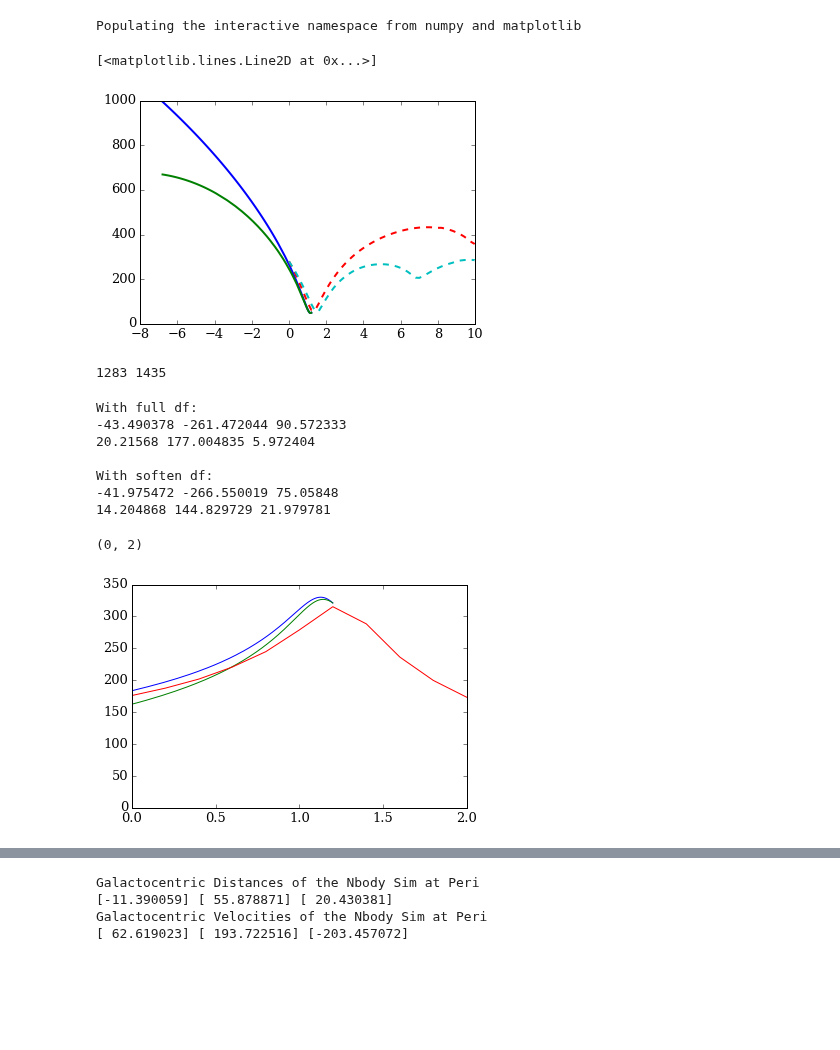
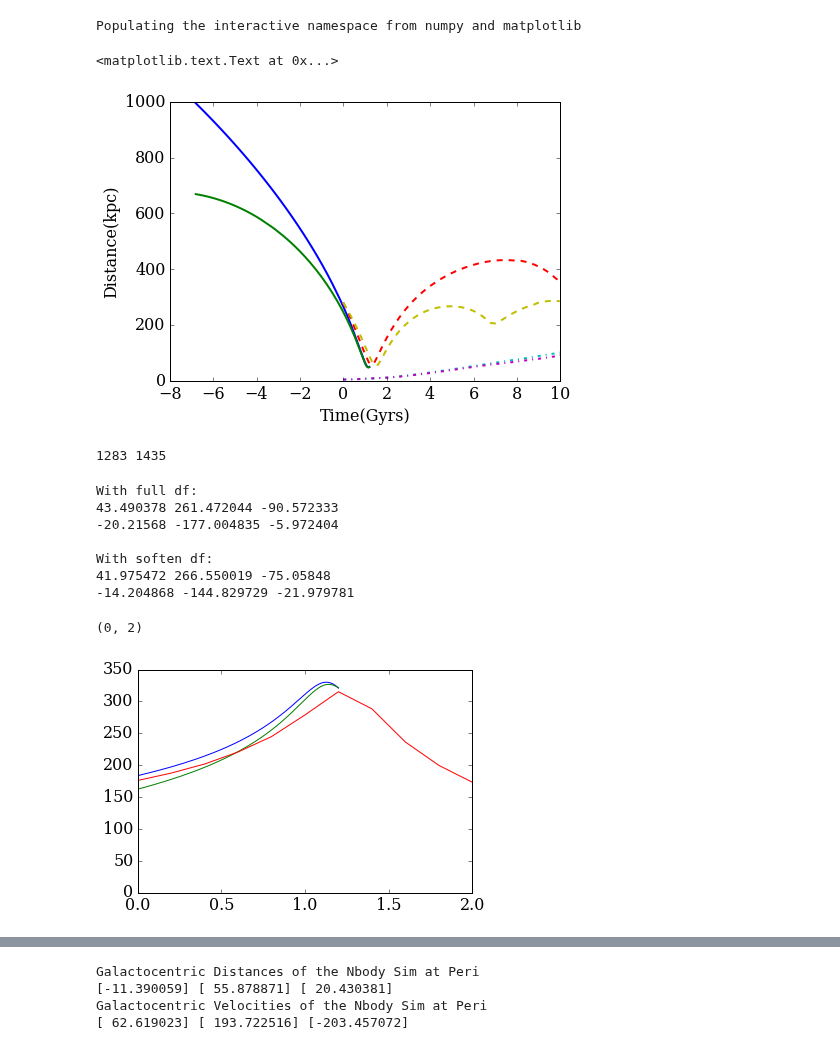
Before and after one commit to jngaravitoc/LMC-MW, a Jupyter notebook: code/LMC_orbit/LMC_orbits.ipynb, the cells around one changed output, grey strips where cells are left out. Cells and saved outputs as stored; diff of their text form; code cells hidden in the pictures; blank space fills up the shorter version.

```diff
--- a/code/LMC_orbit/LMC_orbits.ipynb
+++ b/code/LMC_orbit/LMC_orbits.ipynb
@@ -21,21 +21,21 @@ t1 = A1_host[:,0] + 1.2
 t05 = A05_host[:,0] + 1.2
 
 # Defining galactocentric distances and velocities
-x1 = A1_host[:,1] - A1_sat[:,1]
-y1 = A1_host[:,2] - A1_sat[:,2]
-z1 = A1_host[:,3] - A1_sat[:,3]
+x1 = A1_sat[:,1] - A1_host[:,1]
+y1 = A1_sat[:,2] - A1_host[:,2]
+z1 = A1_sat[:,3] - A1_host[:,3]
 
-vx1 = A1_host[:,4] - A1_sat[:,4]
-vy1 = A1_host[:,5] - A1_sat[:,5]
-vz1 = A1_host[:,6] - A1_sat[:,6]
+vx1 = A1_sat[:,4] - A1_host[:,4]
+vy1 = A1_sat[:,5] - A1_host[:,5]
+vz1 = A1_sat[:,6] - A1_host[:,6]
 
-x05 =  A05_host[:,1] - A05_sat[:,1]
-y05 =  A05_host[:,2] - A05_sat[:,2]
-z05 =  A05_host[:,3] - A05_sat[:,3]
+x05 =  A05_sat[:,1] - A05_host[:,1]
+y05 =  A05_sat[:,2] - A05_host[:,2]
+z05 =  A05_sat[:,3] - A05_host[:,3]
 
-vx05 =  A05_host[:,4] - A05_sat[:,4]
-vy05 =  A05_host[:,5] - A05_sat[:,5]
-vz05 =  A05_host[:,6] - A05_sat[:,6]
+vx05 =  A05_sat[:,4] - A05_host[:,4]
+vy05 =  A05_sat[:,5] - A05_host[:,5]
+vz05 =  A05_sat[:,6] - A05_host[:,6]
 # %%
 Rgal1 = np.sqrt(x1**2 + y1**2 + z1**2)
 Rgal05 = np.sqrt(x05**2 + y05**2 + z05**2)
@@ -75,16 +75,20 @@ vXmw05 = Nbody05[:,12]
 vYmw05 = Nbody05[:,13]
 vZmw05 = Nbody05[:,14]
 # %%
+figure(figsize=(7, 5))
 plot(t05, Rgal1, lw=2)
 plot(t05, Rgal05, lw=2)
 plot(NB_t1, NB_R1, lw=2, ls='--')
+plot(NB_t1, np.sqrt(Xmw1**2 + Ymw1**2 + Zmw1**2), lw=2, ls='-.')
+plot(NB_t05, np.sqrt(Xmw05**2 + Ymw05**2 + Zmw05**2), lw=2, ls='-.')
 plot(NB_t05, NB_R05, lw=2, ls='--')
-
+plt.ylabel('Distance(kpc)')
+plt.xlabel('Time(Gyrs)')
 #xlim(0, 2)
 #ylim(0, 400)
 # %% [output]
-[<matplotlib.lines.Line2D at 0x...>]
+<matplotlib.text.Text at 0x...>
-[figure, old version]
+[figure, new version]
 # %%
 R2vir1 = where(Rgal1 >= 280)[0]
 R2vir05 = where(Rgal05 >= 280)[0]
@@ -105,12 +109,12 @@ print x05[IC05], y05[IC05], z05[IC05]
 print vx05[IC05], vy05[IC05], vz05[IC05]
 # %% [output]
 With full df:
--43.490378 -261.472044 90.572333
-20.21568 177.004835 5.972404
+43.490378 261.472044 -90.572333
+-20.21568 -177.004835 -5.972404
 
 With soften df:
--41.975472 -266.550019 75.05848
-14.204868 144.829729 21.979781
+41.975472 266.550019 -75.05848
+-14.204868 -144.829729 -21.979781
 # %%
 plot(t1, Vgal1)
 plot(t05, Vgal05)
@@ -118,7 +122,7 @@ plot(NB_t, NB_V)
 xlim(0,2)
 # %% [output]
 (0, 2)
-[figure, old version]
+[figure, new version]
 # %%
 peri1 = where(NB_V1==max(NB_V1))
 peri05 = where(NB_V05==max(NB_V05))
```
Also changed, not shown: parts of 5 cells of this notebook.
